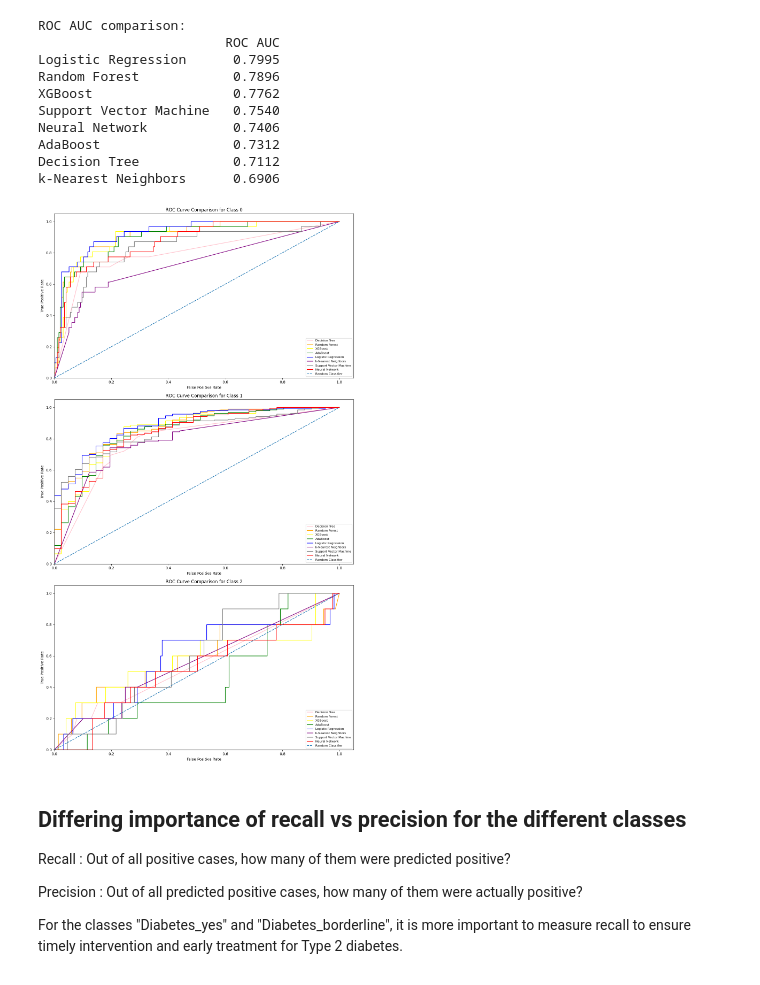
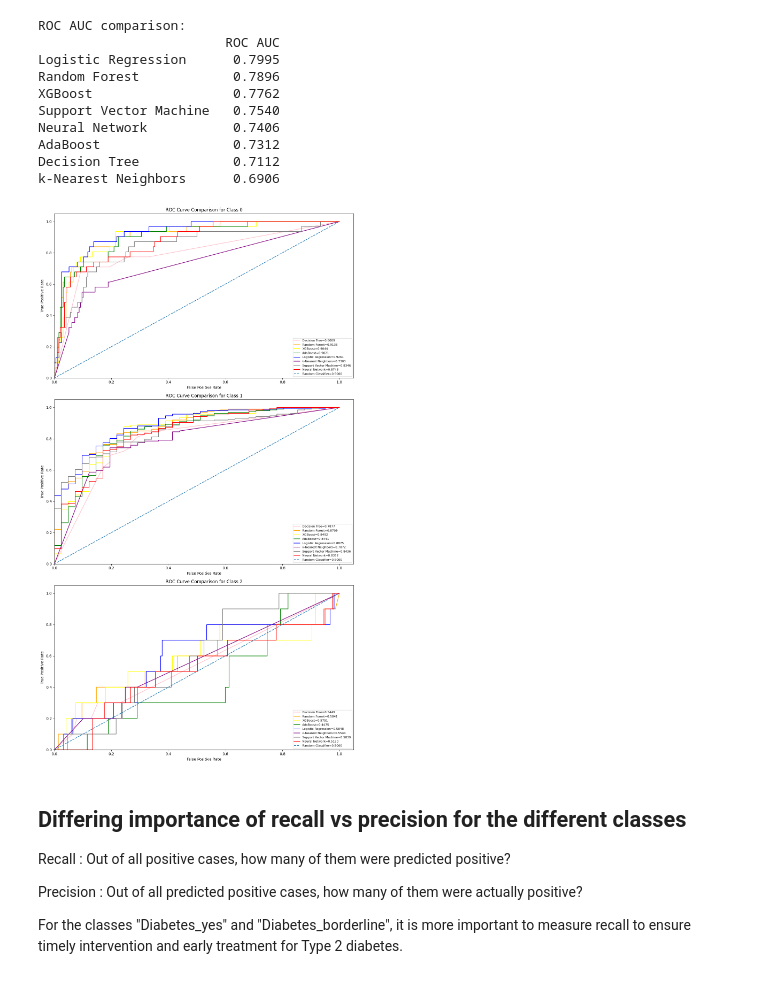
Before and after one commit to ryansoh-42/interpretable-ML-T2DM, a Jupyter notebook: notebooks/06_results_comparison.ipynb, the cells around one changed output. Cells and saved outputs as stored; diff of their text form; code cells hidden in the pictures.

```diff
--- a/notebooks/06_results_comparison.ipynb
+++ b/notebooks/06_results_comparison.ipynb
@@ -112,32 +112,32 @@ y_test = split_data["y_test"]
 # %%
 # Iterate through the models and compare the ROC AUC scores of the different classes using ROC plots
 from sklearn.preprocessing import label_binarize
 from sklearn.metrics import roc_curve, auc
 
 y_test_binarized = label_binarize(y_test, classes=[0,1,2])
 
 fig, axes = plt.subplots(3, 1, figsize=(12,21))
 
 colors = ["pink", "orange", "yellow", "green", "blue", "purple", "gray", "red"]
 
 for class_idx in range(3):
     ax = axes[class_idx]
     for i, (model_name, y_pred_proba) in enumerate(pred_proba.items()):
         fpr, tpr, _ = roc_curve(y_test_binarized[:, class_idx], y_pred_proba[:, class_idx])
         roc_auc = auc(fpr, tpr)
 
-        ax.plot(fpr, tpr, color=colors[i], label=model_name)
-    ax.plot([0,1], [0,1], ls="--", label="Random Classifier")
+        ax.plot(fpr, tpr, color=colors[i], label=f"{model_name}={roc_auc:.4f}")
+    ax.plot([0,1], [0,1], ls="--", label="Random Classifier=0.5000")
     ax.set_xlim([0,1.05])
     ax.set_ylim([0,1.05])
     ax.set_title(f"ROC Curve Comparison for Class {class_idx}")
     ax.set_xlabel("False Positive Rate")
     ax.set_ylabel("True Positive Rate")
     ax.legend(loc="lower right", fontsize=8)
 plt.tight_layout()
 plt.show()
 # %% [output]
-[figure, old version]
+[figure, new version]
 # %% [markdown]
 ## Differing importance of recall vs precision for the different classes
 
```
Also changed, not shown: parts of 1 cell of this notebook, 2 other files.
